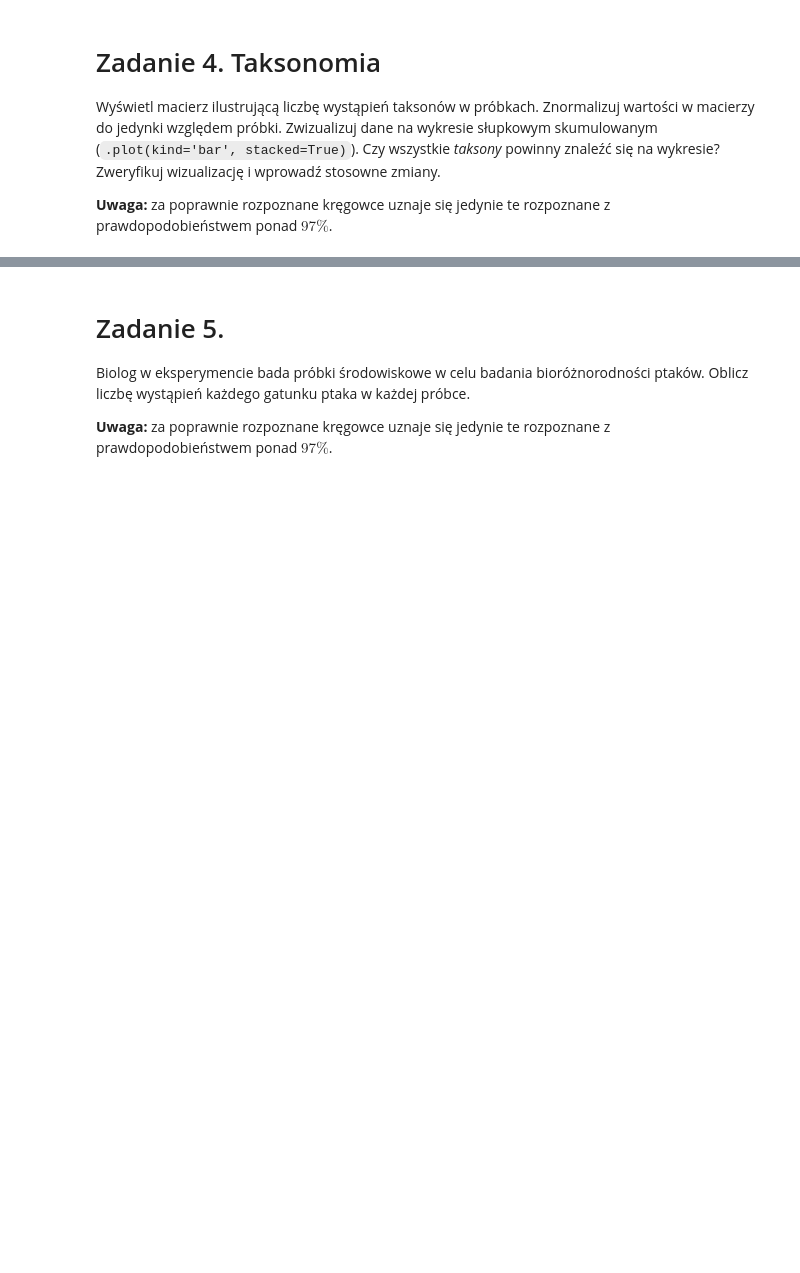
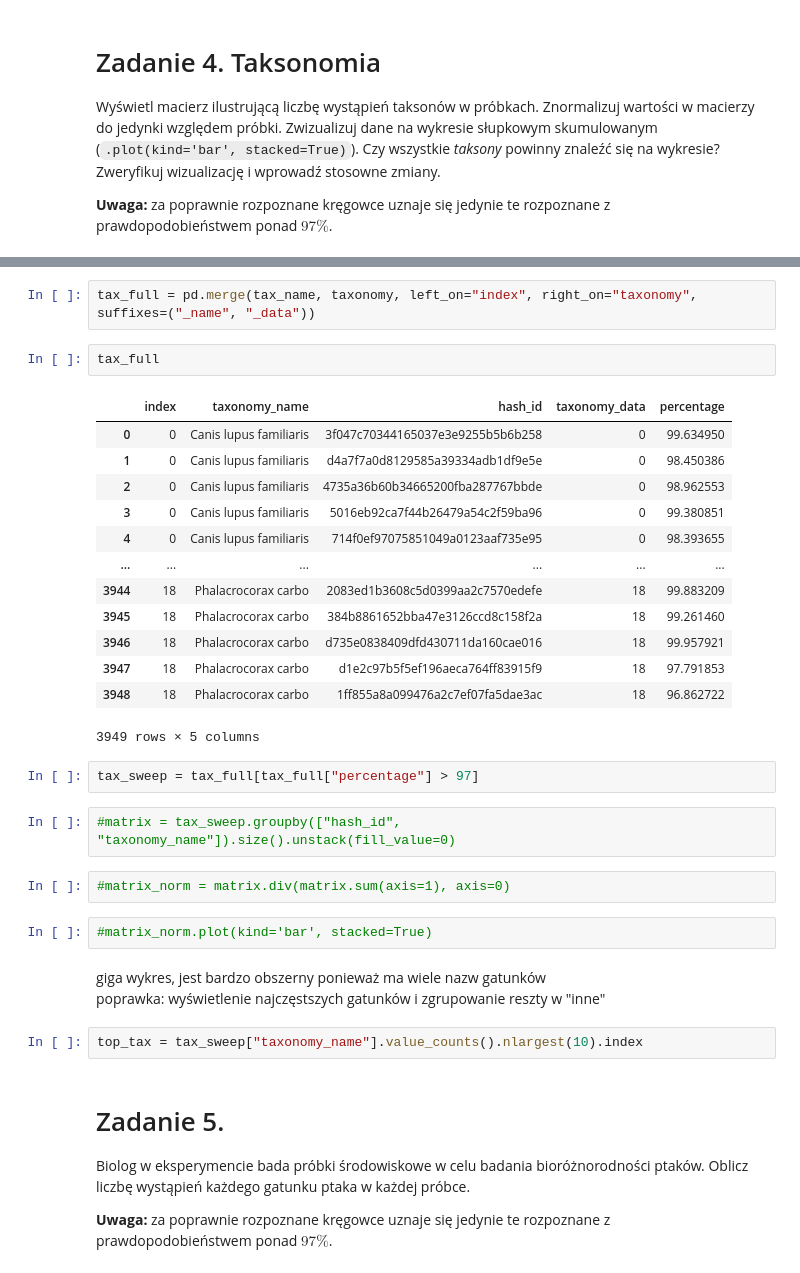
Before and after one commit to ligusoliwia/podstawy_programowania, a Jupyter notebook: SEM2/moduły_python/prace_domowe/pandas_2.ipynb, the cells around one changed output, grey strips where cells are left out. Cells and saved outputs as stored; diff of their text form; blank space fills up the shorter version.

```diff
--- a/SEM2/moduły_python/prace_domowe/pandas_2.ipynb
+++ b/SEM2/moduły_python/prace_domowe/pandas_2.ipynb
@@ -525,3 +532,34 @@ tax97 = taxonomy[taxonomy["percentage"] > 97]
+# %%
+tax_full = pd.merge(tax_name, taxonomy, left_on="index", right_on="taxonomy", suffixes=("_name", "_data"))
+# %%
+tax_full
+# %% [output]
+|  | index | taxonomy_name | hash_id | taxonomy_data | percentage |
+| 0 | 0 | Canis lupus familiaris | 3f047c70344165037e3e9255b5b6b258 | 0 | 99.634950 |
+| 1 | 0 | Canis lupus familiaris | d4a7f7a0d8129585a39334adb1df9e5e | 0 | 98.450386 |
+| 2 | 0 | Canis lupus familiaris | 4735a36b60b34665200fba287767bbde | 0 | 98.962553 |
+| 3 | 0 | Canis lupus familiaris | 5016eb92ca7f44b26479a54c2f59ba96 | 0 | 99.380851 |
+| 4 | 0 | Canis lupus familiaris | 714f0ef97075851049a0123aaf735e95 | 0 | 98.393655 |
+| ... | ... | ... | ... | ... | ... |
+| 3944 | 18 | Phalacrocorax carbo | 2083ed1b3608c5d0399aa2c7570edefe | 18 | 99.883209 |
+| 3945 | 18 | Phalacrocorax carbo | 384b8861652bba47e3126ccd8c158f2a | 18 | 99.261460 |
+| 3946 | 18 | Phalacrocorax carbo | d735e0838409dfd430711da160cae016 | 18 | 99.957921 |
+| 3947 | 18 | Phalacrocorax carbo | d1e2c97b5f5ef196aeca764ff83915f9 | 18 | 97.791853 |
+| 3948 | 18 | Phalacrocorax carbo | 1ff855a8a099476a2c7ef07fa5dae3ac | 18 | 96.862722 |
+3949 rows × 5 columns
+# %%
+tax_sweep = tax_full[tax_full["percentage"] > 97]
+# %%
+#matrix = tax_sweep.groupby(["hash_id", "taxonomy_name"]).size().unstack(fill_value=0)
+# %%
+#matrix_norm = matrix.div(matrix.sum(axis=1), axis=0)
+# %%
+#matrix_norm.plot(kind='bar', stacked=True)
+# %% [markdown]
+giga wykres, jest bardzo obszerny ponieważ ma wiele nazw gatunków <br>
+    poprawka: wyświetlenie najczęstszych gatunków i zgrupowanie reszty w "inne"
+# %%
+top_tax = tax_sweep["taxonomy_name"].value_counts().nlargest(10).index
 # %% [markdown]
 # Zadanie 5.
 
```
Also changed, not shown: parts of 21 cells of this notebook, 2 other files.
